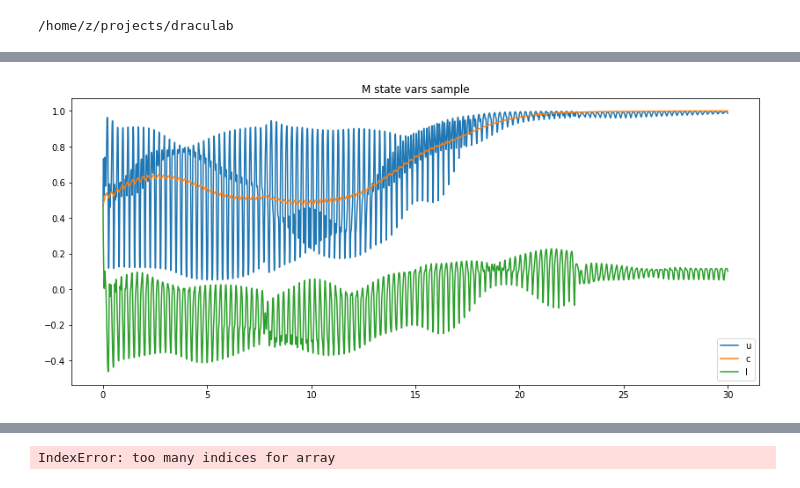
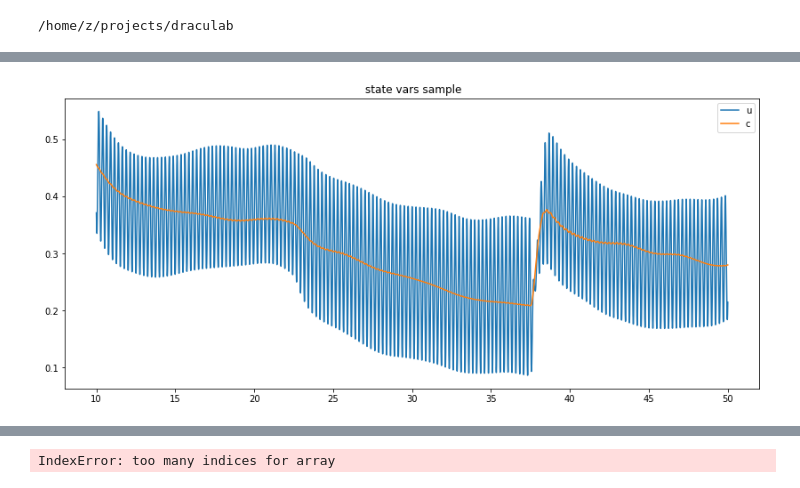
Before and after one commit to CNS-OIST/draculab, a Jupyter notebook: notebook/spinal/test2p3.ipynb, the cells around one changed output, grey strips where cells are left out. Saved outputs shown, nothing was run; the diff lists cells and outputs as text; code cells hidden in the pictures.

```diff
--- a/notebook/spinal/test2p3.ipynb
+++ b/notebook/spinal/test2p3.ipynb
@@ -284,7 +302,7 @@ M_track = net.create(n_track, track_params)
 for var in range(n_track):
     net.units[M_track[var]].set_function(create_state_track(ME[0],var))
 # %%
-sim_time = 1.
+sim_time = 40
 start_time = time.time()
 times, data, _  = net.flat_run(sim_time)
 print('Execution time is %s seconds' % (time.time() - start_time))
@@ -292,10 +311,0 @@ data = np.array(data)
-# %%
-import cProfile
-import pstats
-sim_time = .2
-start_time = time.time()
-#cProfile.run('times, data, _  = net.run(sim_time)', 't2p3stats')
-cProfile.run('times, data, _  = net.flat_run(sim_time)', 't2p3stats')
-#times, data, _  = net.run(sim_time)
-print('Execution time is %s seconds' % (time.time() - start_time))
-data = np.array(data)
@@ -381,19 +397,23 @@ plt.show()
 # %%
 # state var trackers
 M_track_fig = plt.figure(figsize=fs)
 track_data = np.array(data[M_track])
 plt.plot(times, data[M_track[0]])
 plt.plot(times, data[M_track[1]])
-if M_type == "am": idx = 2
-else: idx = 3
-plt.plot(times, data[M_track[idx]])
-plt.legend(['u','c','I'])
-#plt.plot(times, track_data.transpose())
+if M_type == "am":
+    plt.plot(times, data[M_track[2]])
+elif M_type == "am_pm":
+    plt.plot(times, data[M_track[3]])
+if M_type == "am2D":
+    plt.legend(['u','c'])
+else:
+    plt.legend(['u','c','I'])
+#plt.plot(times, track_data.trose())
 #plt.plot(times, data[ME[0],:],'r')
-plt.title('M state vars sample')
+plt.title(' state vars sample')
 plt.show()
 # %% [output]
-[figure, old version]
+[figure, new version]
 # %%
 for idx, syn in enumerate(net.syns[ME[1]]):
     pre_id = syn.preID
```
Also changed, not shown: parts of 13 cells of this notebook, 3 other files.
